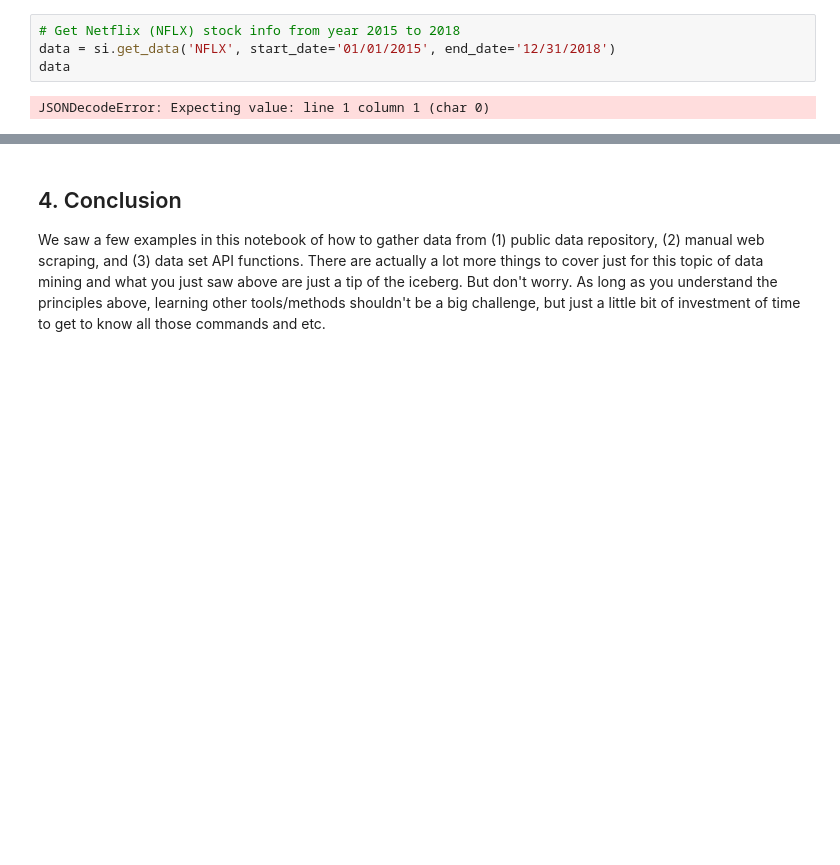
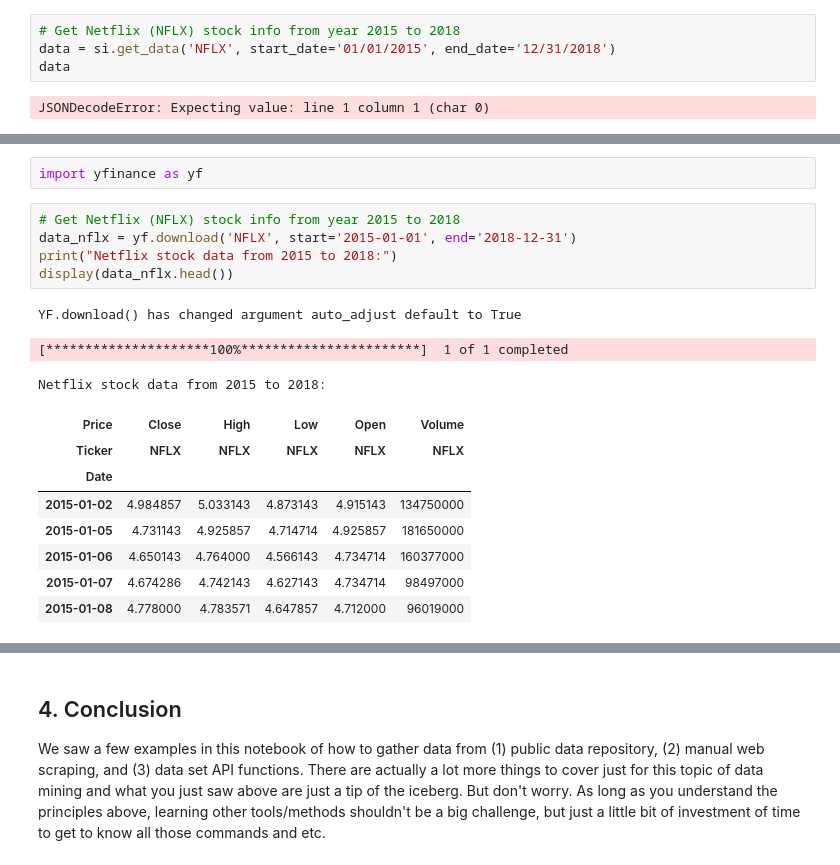
Before and after one commit to asmaradhiah/PBI, a Jupyter notebook: in-class-assignments/ica03/Data_Mining.ipynb, the cells around one changed output, grey strips where cells are left out. Saved outputs shown, nothing was run; the diff lists cells and outputs as text; blank space fills up the shorter version.

```diff
--- a/in-class-assignments/ica03/Data_Mining.ipynb
+++ b/in-class-assignments/ica03/Data_Mining.ipynb
@@ -527,0 +574,19 @@ NameError: name 'data' is not defined
+# %%
+import yfinance as yf
+# %%
+# Get Netflix (NFLX) stock info from year 2015 to 2018
+data_nflx = yf.download('NFLX', start='2015-01-01', end='2018-12-31')
+print("Netflix stock data from 2015 to 2018:")
+display(data_nflx.head())
+# %% [output]
+YF.download() has changed argument auto_adjust default to True
+[*********************100%***********************]  1 of 1 completed
+Netflix stock data from 2015 to 2018:
+| Price | Close | High | Low | Open | Volume |
+| Ticker | NFLX | NFLX | NFLX | NFLX | NFLX |
+| Date |  |  |  |  |  |
+| 2015-01-02 | 4.984857 | 5.033143 | 4.873143 | 4.915143 | 134750000 |
+| 2015-01-05 | 4.731143 | 4.925857 | 4.714714 | 4.925857 | 181650000 |
+| 2015-01-06 | 4.650143 | 4.764000 | 4.566143 | 4.734714 | 160377000 |
+| 2015-01-07 | 4.674286 | 4.742143 | 4.627143 | 4.734714 | 98497000 |
+| 2015-01-08 | 4.778000 | 4.783571 | 4.647857 | 4.712000 | 96019000 |
```
Also changed, not shown: parts of 16 cells of this notebook.
